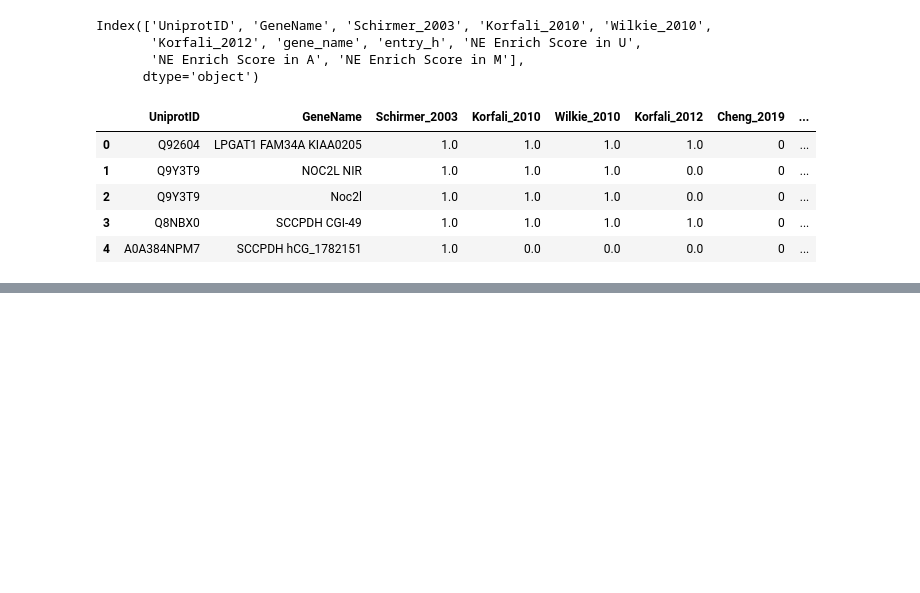
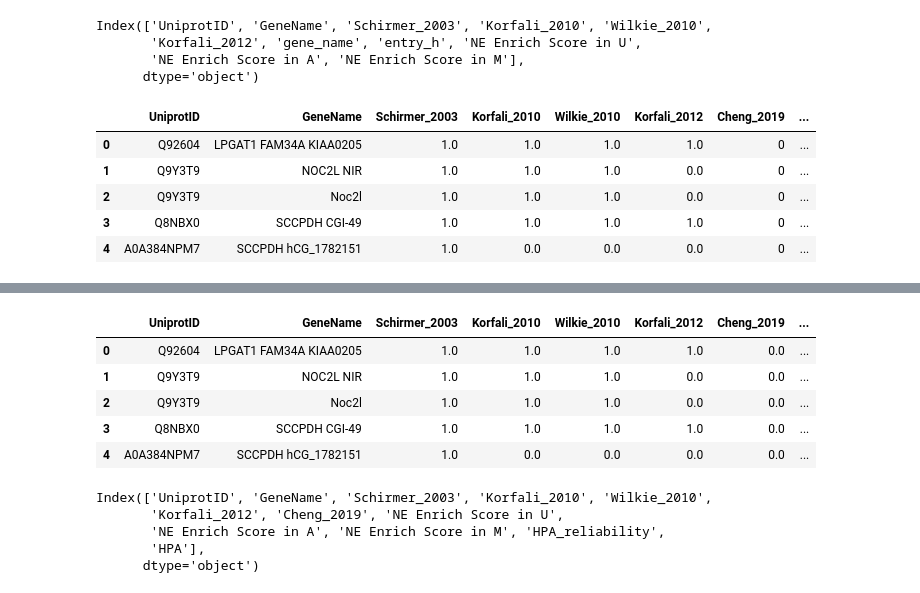
Before and after one commit to shokenlee/Nuclear_proteome, a Jupyter notebook: MergingNEProteome.ipynb, the cells around one changed output, grey strips where cells are left out. Saved outputs shown, nothing was run; the diff lists cells and outputs as text; code cells hidden in the pictures; blank space fills up the shorter version.

```diff
--- a/MergingNEProteome.ipynb
+++ b/MergingNEProteome.ipynb
@@ -63,3 +78,5 @@ Data columns (total 5 columns):
  4   NE Enrich Score in M  242 non-null    float64
 dtypes: float64(3), object(2)
 memory usage: 9.6+ KB
+# %%
+df_HPA = pd.read_csv('./Output/HPA_val_supp_nucleus.csv')
@@ -222,0 +265,2 @@ df.head()
+# %%
+df = df.merge(df_HPA, left_on="UniprotID", right_on="Uniprot", how='outer')
@@ -222,0 +287,9 @@ df.head()
+# %%
+df.head()
+# %% [output]
+|  | UniprotID | GeneName | Schirmer_2003 | Korfali_2010 | Wilkie_2010 | Korfali_2012 | Cheng_2019 | ... |
+| 0 | Q92604 | LPGAT1 FAM34A KIAA0205 | 1.0 | 1.0 | 1.0 | 1.0 | 0.0 | ... |
+| 1 | Q9Y3T9 | NOC2L NIR | 1.0 | 1.0 | 1.0 | 0.0 | 0.0 | ... |
+| 2 | Q9Y3T9 | Noc2l | 1.0 | 1.0 | 1.0 | 0.0 | 0.0 | ... |
+| 3 | Q8NBX0 | SCCPDH CGI-49 | 1.0 | 1.0 | 1.0 | 1.0 | 0.0 | ... |
+| 4 | A0A384NPM7 | SCCPDH hCG_1782151 | 1.0 | 0.0 | 0.0 | 0.0 | 0.0 | ... |
@@ -222,0 +304,8 @@ df.head()
+# %%
+df.columns
+# %% [output]
+Index(['UniprotID', 'GeneName', 'Schirmer_2003', 'Korfali_2010', 'Wilkie_2010',
+       'Korfali_2012', 'Cheng_2019', 'NE Enrich Score in U',
+       'NE Enrich Score in A', 'NE Enrich Score in M', 'HPA_reliability',
+       'HPA'],
+      dtype='object')
```
Also changed, not shown: parts of 28 cells of this notebook.
